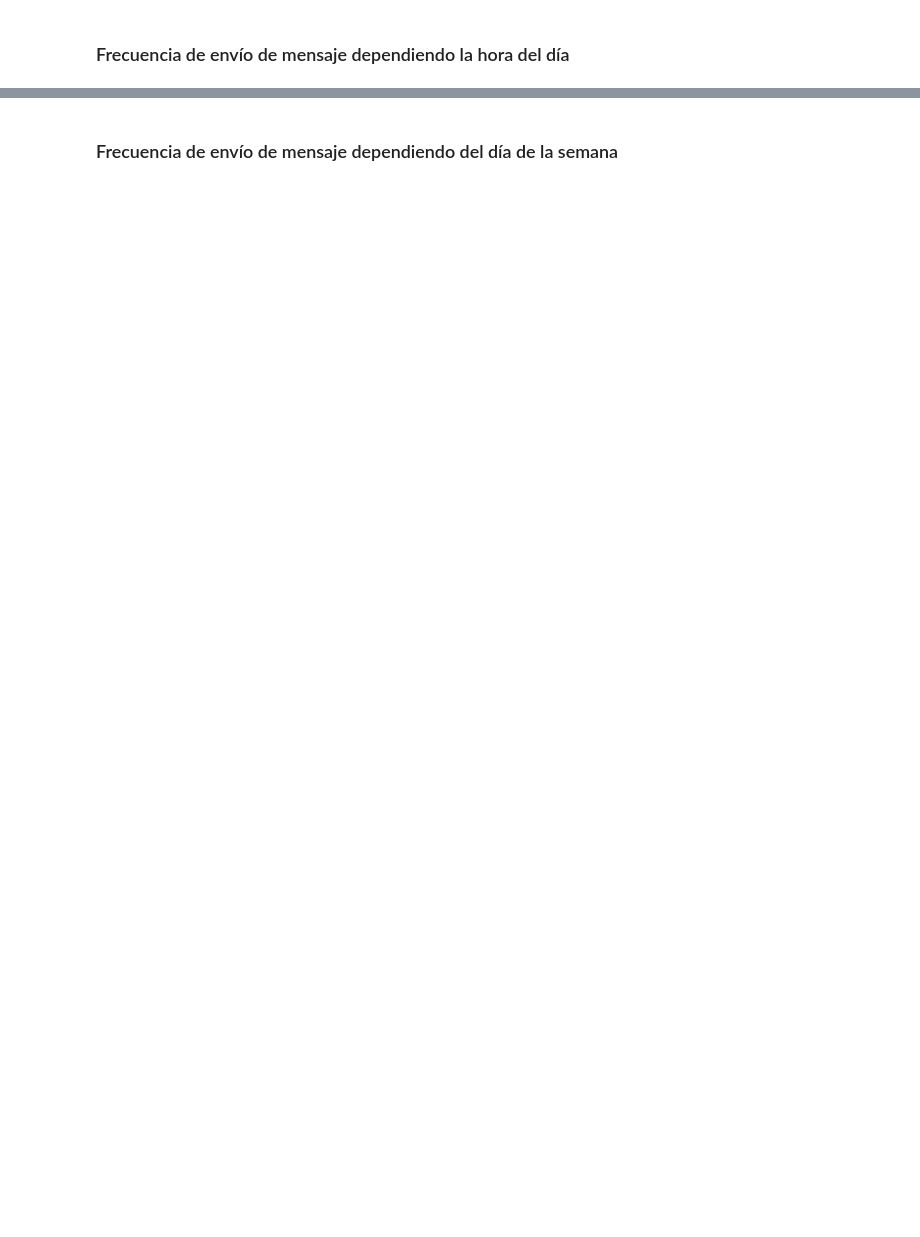
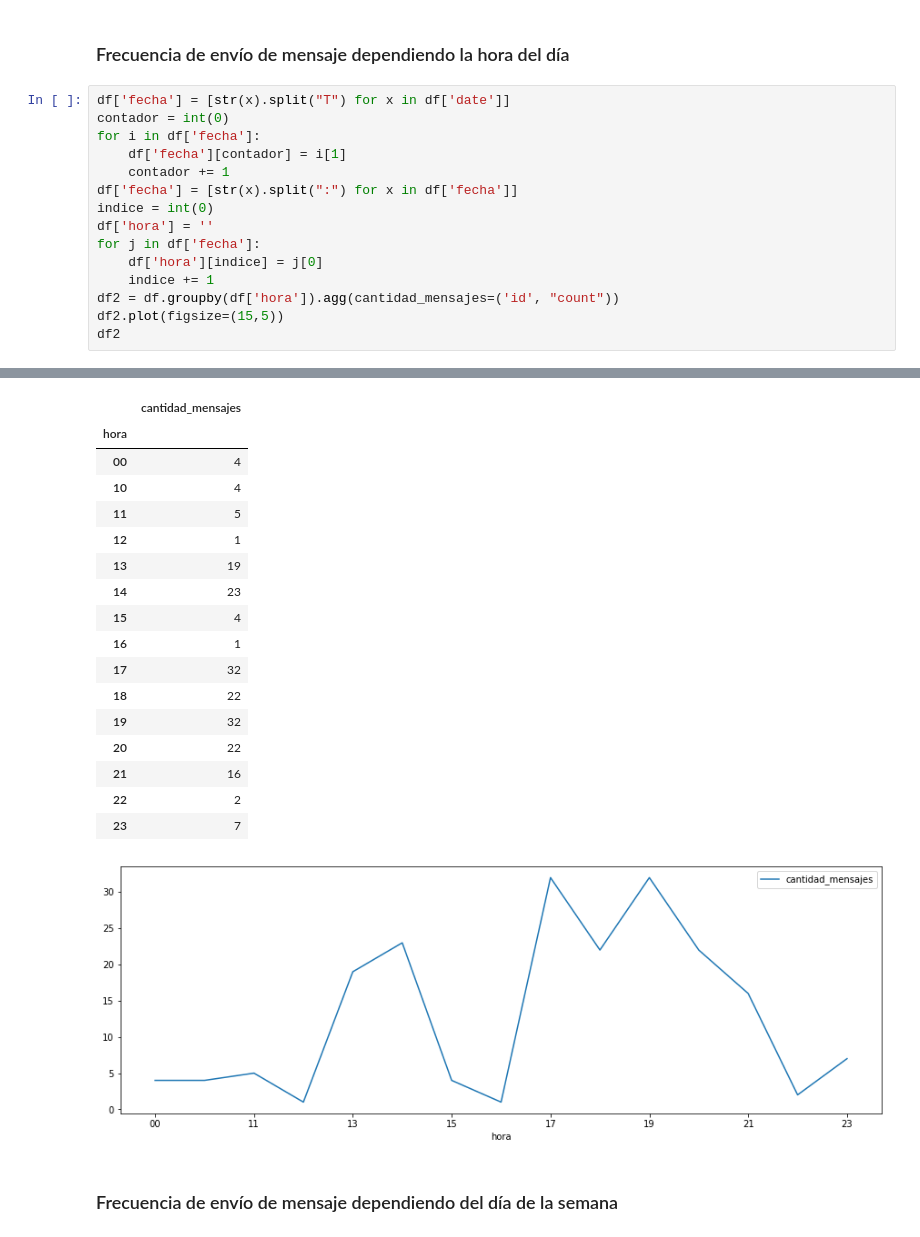
Before and after one commit to Lucas16AR/UM-BDD-II-2021, a Jupyter notebook: TP6.ipynb, the cells around one changed output, grey strips where cells are left out. Drawn from its saved outputs; the diff is of its cells as text; blank space fills up the shorter version.

```diff
--- a/TP6.ipynb
+++ b/TP6.ipynb
@@ -55,2 +100,18 @@ df.groupby(groups, as_index = False).agg(messages = ("text", 'count'))
 # %% [markdown]
 ### Frecuencia de envío de mensaje dependiendo la hora del día
+# %%
+df['fecha'] = [str(x).split("T") for x in df['date']]
+contador = int(0)
+for i in df['fecha']:
+    df['fecha'][contador] = i[1]
+    contador += 1
+df['fecha'] = [str(x).split(":") for x in df['fecha']]
+indice = int(0)
+df['hora'] = ''
+for j in df['fecha']:
+    df['hora'][indice] = j[0]
+    indice += 1
+df2 = df.groupby(df['hora']).agg(cantidad_mensajes=('id', "count"))
+df2.plot(figsize=(15,5))
+df2
+# %% [output]
@@ -57,2 +126,20 @@ df.groupby(groups, as_index = False).agg(messages = ("text", 'count'))
+|  | cantidad_mensajes |
+| hora |  |
+| 00 | 4 |
+| 10 | 4 |
+| 11 | 5 |
+| 12 | 1 |
+| 13 | 19 |
+| 14 | 23 |
+| 15 | 4 |
+| 16 | 1 |
+| 17 | 32 |
+| 18 | 22 |
+| 19 | 32 |
+| 20 | 22 |
+| 21 | 16 |
+| 22 | 2 |
+| 23 | 7 |
+[figure, added]
 # %% [markdown]
 ### Frecuencia de envío de mensaje dependiendo del día de la semana
```
Also changed, not shown: parts of 14 cells of this notebook, 5 other files.
